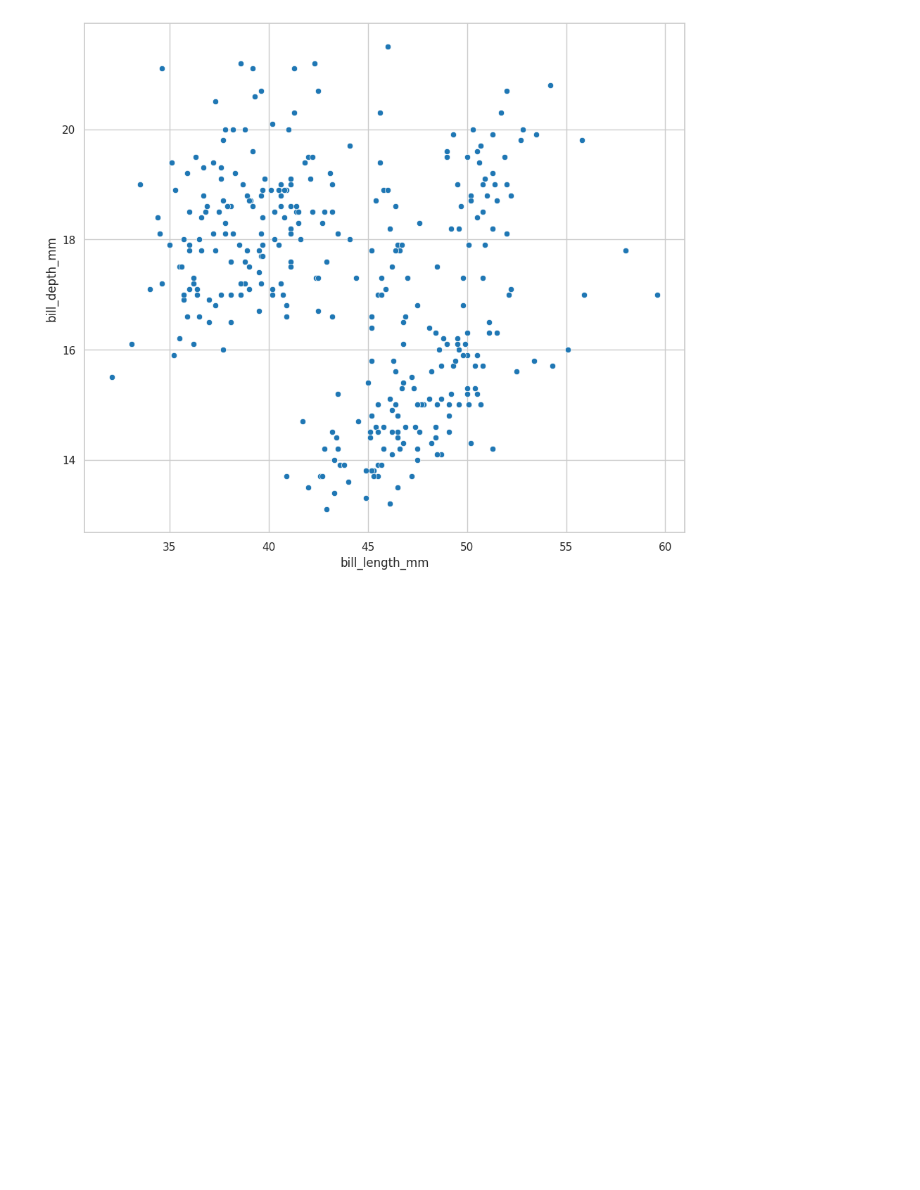
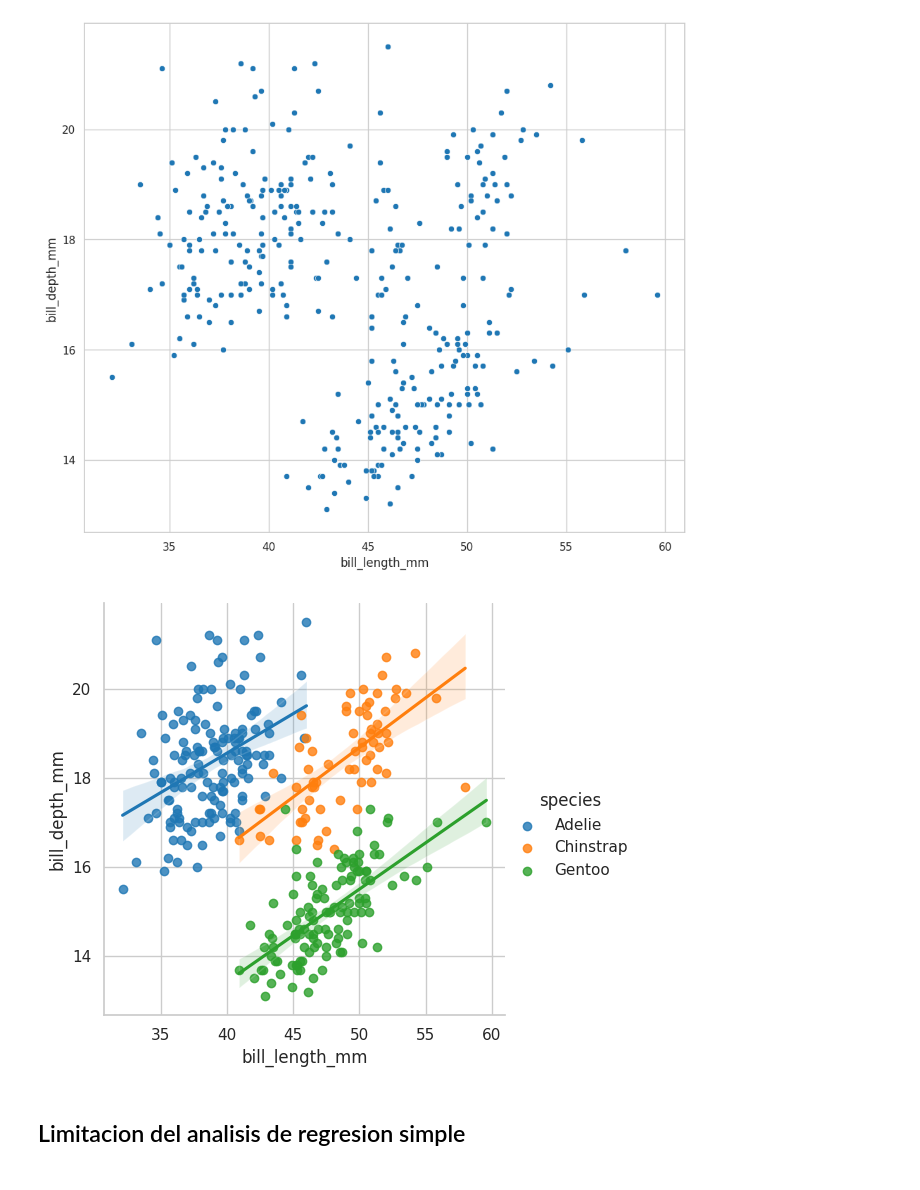
Before and after one commit to JuanDiegoZ/PenguinsDataAnalisis, a Jupyter notebook: penguinsPractice.ipynb, the cells around one changed output. Drawn from its saved outputs; the diff is of its cells as text; code cells hidden in the pictures; blank space fills up the shorter version.

Commit message:
analisis_exploratorio

```diff
--- a/penguinsPractice.ipynb
+++ b/penguinsPractice.ipynb
@@ -963,3 +963,14 @@ print(res_penguins)
 # %% [output]
 LinregressResult(slope=-0.08232675339862285, intercept=20.786648668433827, rvalue=-0.22862563591302928, pvalue=2.528289720944277e-05, stderr=0.01926834673577886, intercept_stderr=0.8541730787409801)
 [figure]
+# %%
+sns.lmplot(
+    data = data_penguins_process,
+    x = 'bill_length_mm',
+    y = 'bill_depth_mm',
+    hue = 'species'
+);
+# %% [output]
+[figure, added]
+# %% [markdown]
+<h2>Limitacion del analisis de regresion simple<h2>
```
Also changed, not shown: parts of 19 cells of this notebook.
